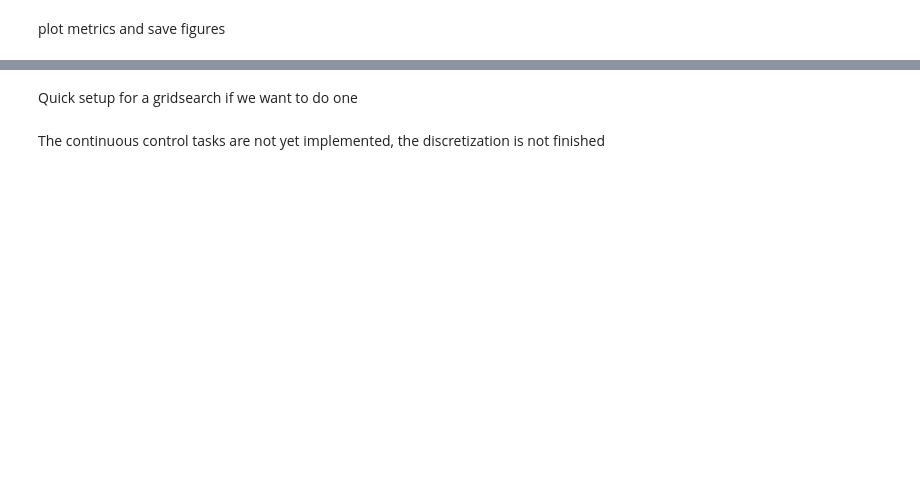
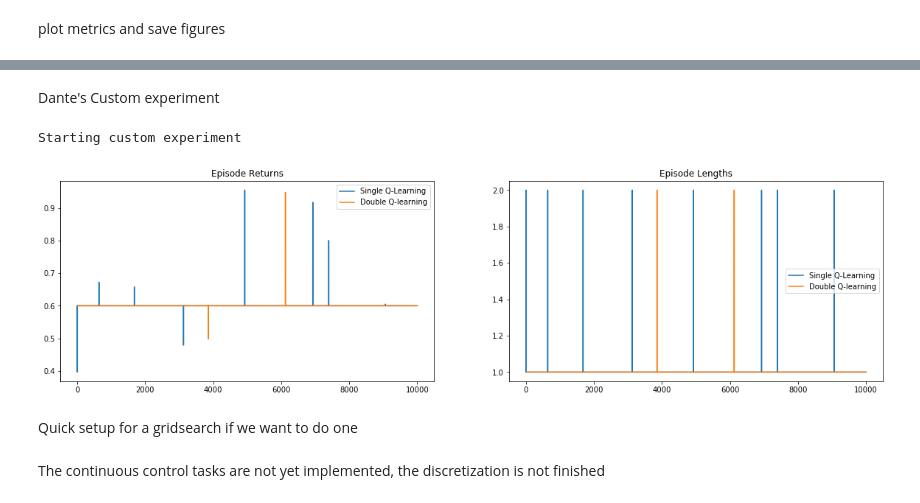
Before and after one commit to liuqi8827/DoubleQLearning, a Jupyter notebook: Simple_experiment.ipynb, the cells around one changed output, grey strips where cells are left out. Cells and saved outputs as stored; diff of their text form; code cells hidden in the pictures; blank space fills up the shorter version.

Commit message:
Added custom games

```diff
--- a/Simple_experiment.ipynb
+++ b/Simple_experiment.ipynb
@@ -285,3 +255,45 @@ Starting experiment for Taxi-v3
+# %% [markdown]
+Dante's Custom experiment
+# %%
+def custom_experiment(env_name, env, params: dict, seeds : List[int], default_dir='Results'):
+
+    print("Starting custom experiment")
+
+    # Get results for test
+    single_results, double_results = run_experiment(env, policy=None, seeds=seeds, params=params)
+
+    # Save Results to csv
+    str_params = ''
+    if not params is None:
+        for key, value in params.items():
+            str_params += key + '=' + str(value) + '_'
+    save_dir = os.path.join(default_dir, env_name, str_params)
+    save_results(single_results, double_results, save_dir=save_dir)
+
+    # Plot results
+    plot_results(single_results, double_results, save_dir=save_dir)
+
+    #Close environment to prevent issues
+    env.close()
+    print("\n\n")
+
+    return
+# %%
+from customgame import FirstGame
+custom_env = FirstGame()
+custom_seeds = [1] #Defaults to [0-9]
+
+custom_params = {
+'epsilon': 0.001, #Defaults to  0.1
+'num_episodes': 10000, #Defaults to 1000
+'discount_factor': 1, #Defaults to 1.0
+'alpha': 0.01 #Defaults to 0.1
+}
+
+custom_experiment("FirstGame", custom_env, custom_params, custom_seeds)
+# %% [output]
+Starting custom experiment
+[figure, added]
 # %% [markdown]
 Quick setup for a gridsearch if we want to do one
 # %%
```
Also changed, not shown: parts of 10 cells of this notebook, 3 other files.
